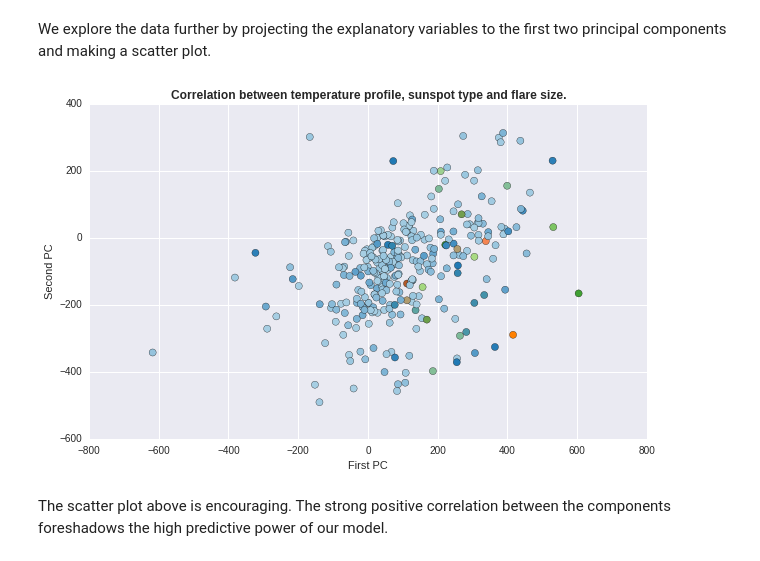
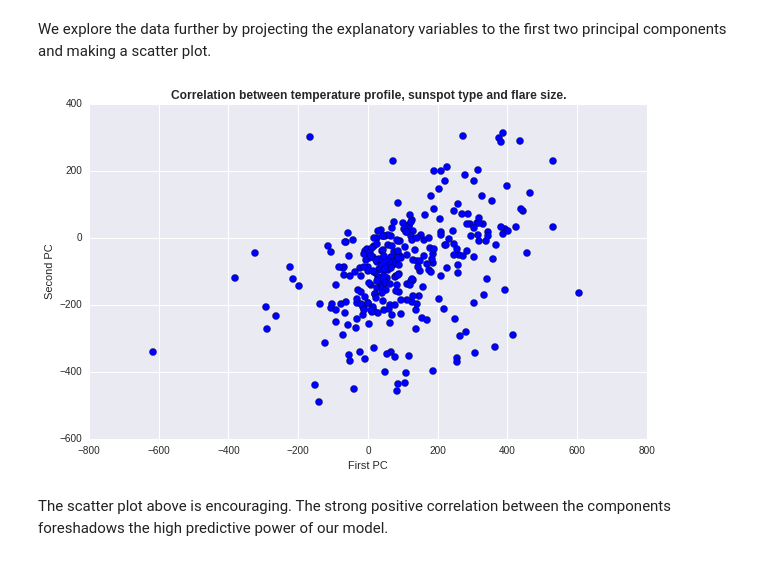
Before and after one commit to Nschanche/Flare_peaks, a Jupyter notebook: flare_project.ipynb, the cells around one changed output. Drawn from its saved outputs; the diff is of its cells as text; code cells hidden in the pictures.

Commit message:
Remove colors from scatterplot.

```diff
--- a/flare_project.ipynb
+++ b/flare_project.ipynb
@@ -1198,14 +1198,14 @@ We explore the data further by projecting the explanatory variables to the first
 # %%
 svd = TruncatedSVD(n_components=2)
 X_2d = svd.fit_transform(X)
 
 plt.figure(figsize=(10, 6));
 plt.title("Correlation between temperature profile, sunspot type and flare size.")
 plt.xlabel("First PC")
 plt.ylabel("Second PC")
-plt.scatter(X_2d[:,0], X_2d[:,1], c=Y, s=50, cmap=plt.cm.Paired);
+plt.scatter(X_2d[:,0], X_2d[:,1], s=50);
 # %% [output]
-[figure, old version]
+[figure, new version]
 # %% [markdown]
 The scatter plot above is encouraging. The strong positive correlation between the components foreshadows the high predictive power of our model.
 # %%
```
Also changed, not shown: parts of 1 cell of this notebook.
